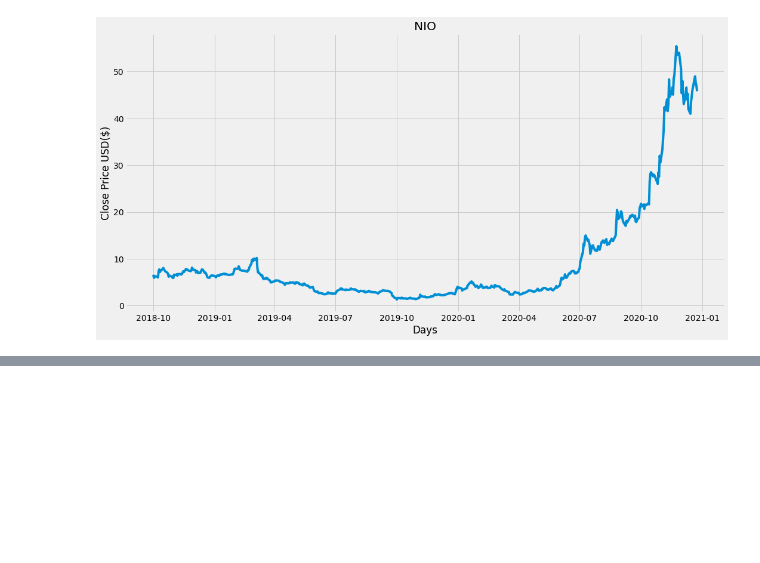
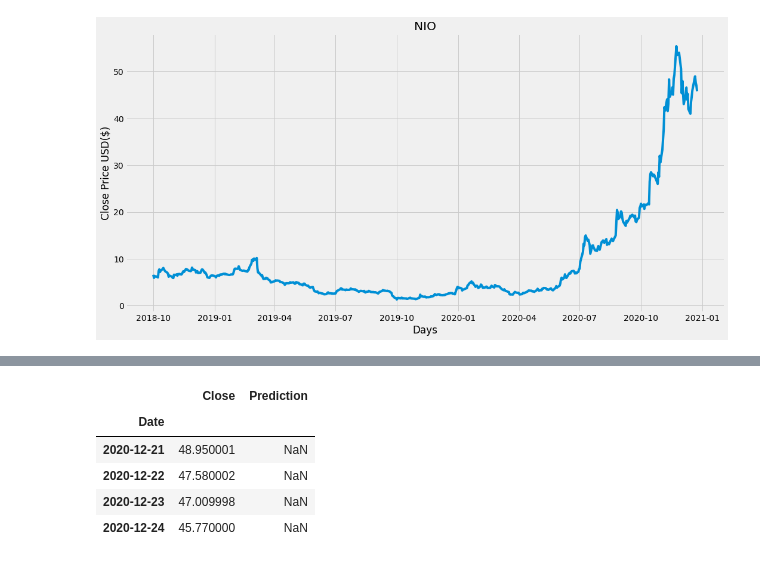
Before and after one commit to pngo5/2_machine_learning_model, a Jupyter notebook: Learning_Model.ipynb, the cells around one changed output, grey strips where cells are left out. Cells and saved outputs as stored; diff of their text form; code cells hidden in the pictures; blank space fills up the shorter version.

```diff
--- a/Learning_Model.ipynb
+++ b/Learning_Model.ipynb
@@ -54,3 +54,7 @@ plt.plot(df['Close'])
 plt.show()
 # %% [output]
 [figure]
+# %%
+# getting the close price
+df = df[['Close']].copy()
+df.head()
@@ -56,0 +69,15 @@ plt.show()
+# %%
+#Create a veriable to predict 'x' days out into the futures
+
+future_days=25
+#creating a new colum that's the target data.
+#data shifted x units/days
+df['Prediction'] = df.loc[:,['Close']].shift(-future_days)
+df.tail(4)
+# %% [output]
+|  | Close | Prediction |
+| Date |  |  |
+| 2020-12-21 | 48.950001 | NaN |
+| 2020-12-22 | 47.580002 | NaN |
+| 2020-12-23 | 47.009998 | NaN |
+| 2020-12-24 | 45.770000 | NaN |
```
Also changed, not shown: parts of 11 cells of this notebook.
